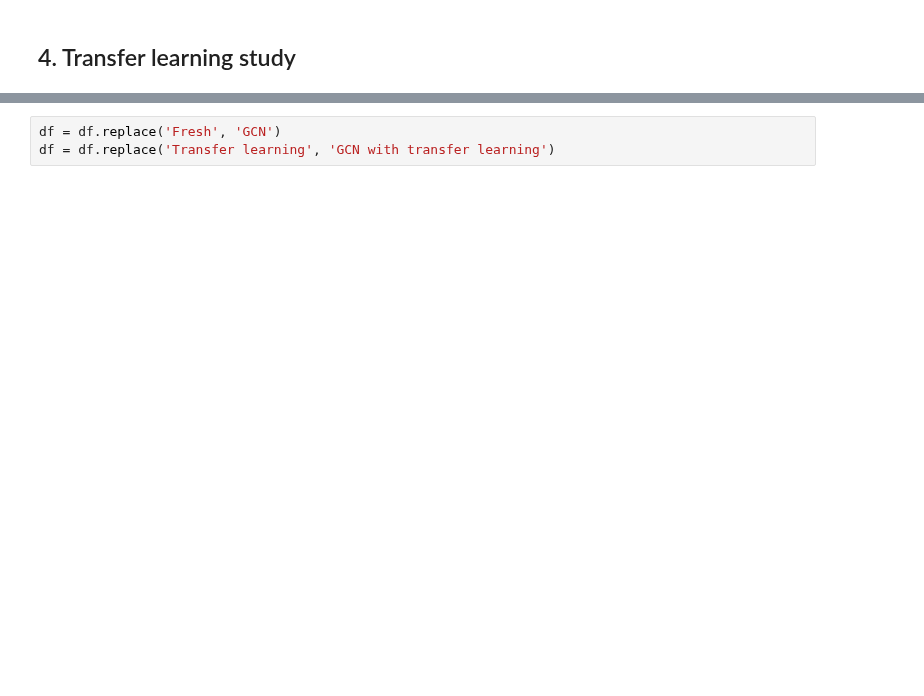
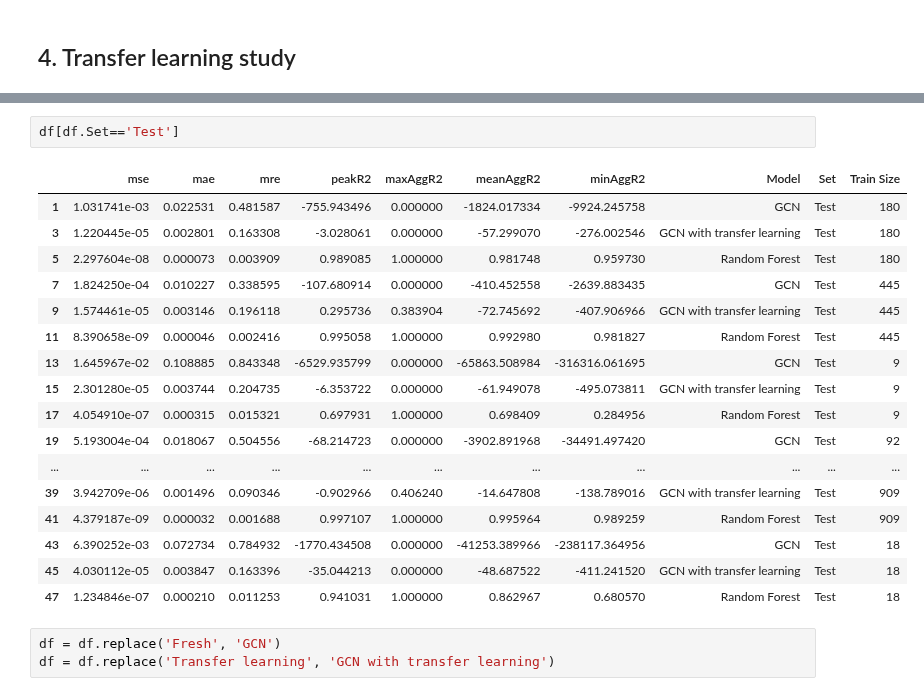
Before and after one commit to ewhalen12/gcnSurrogate, a Jupyter notebook: transferLearningTests.ipynb, the cells around one changed output, grey strips where cells are left out. Drawn from its saved outputs; the diff is of its cells as text; blank space fills up the shorter version.

```diff
--- a/transferLearningTests.ipynb
+++ b/transferLearningTests.ipynb
@@ -167,3 +256,23 @@ df
+# %%
+df[df.Set=='Test']
+# %% [output]
+|  | mse | mae | mre | peakR2 | maxAggR2 | meanAggR2 | minAggR2 | Model | Set | Train Size |
+| 1 | 1.031741e-03 | 0.022531 | 0.481587 | -755.943496 | 0.000000 | -1824.017334 | -9924.245758 | GCN | Test | 180 |
+| 3 | 1.220445e-05 | 0.002801 | 0.163308 | -3.028061 | 0.000000 | -57.299070 | -276.002546 | GCN with transfer learning | Test | 180 |
+| 5 | 2.297604e-08 | 0.000073 | 0.003909 | 0.989085 | 1.000000 | 0.981748 | 0.959730 | Random Forest | Test | 180 |
+| 7 | 1.824250e-04 | 0.010227 | 0.338595 | -107.680914 | 0.000000 | -410.452558 | -2639.883435 | GCN | Test | 445 |
+| 9 | 1.574461e-05 | 0.003146 | 0.196118 | 0.295736 | 0.383904 | -72.745692 | -407.906966 | GCN with transfer learning | Test | 445 |
+| 11 | 8.390658e-09 | 0.000046 | 0.002416 | 0.995058 | 1.000000 | 0.992980 | 0.981827 | Random Forest | Test | 445 |
+| 13 | 1.645967e-02 | 0.108885 | 0.843348 | -6529.935799 | 0.000000 | -65863.508984 | -316316.061695 | GCN | Test | 9 |
+| 15 | 2.301280e-05 | 0.003744 | 0.204735 | -6.353722 | 0.000000 | -61.949078 | -495.073811 | GCN with transfer learning | Test | 9 |
+| 17 | 4.054910e-07 | 0.000315 | 0.015321 | 0.697931 | 1.000000 | 0.698409 | 0.284956 | Random Forest | Test | 9 |
+| 19 | 5.193004e-04 | 0.018067 | 0.504556 | -68.214723 | 0.000000 | -3902.891968 | -34491.497420 | GCN | Test | 92 |
+| ... | ... | ... | ... | ... | ... | ... | ... | ... | ... | ... |
+| 39 | 3.942709e-06 | 0.001496 | 0.090346 | -0.902966 | 0.406240 | -14.647808 | -138.789016 | GCN with transfer learning | Test | 909 |
+| 41 | 4.379187e-09 | 0.000032 | 0.001688 | 0.997107 | 1.000000 | 0.995964 | 0.989259 | Random Forest | Test | 909 |
+| 43 | 6.390252e-03 | 0.072734 | 0.784932 | -1770.434508 | 0.000000 | -41253.389966 | -238117.364956 | GCN | Test | 18 |
+| 45 | 4.030112e-05 | 0.003847 | 0.163396 | -35.044213 | 0.000000 | -48.687522 | -411.241520 | GCN with transfer learning | Test | 18 |
+| 47 | 1.234846e-07 | 0.000210 | 0.011253 | 0.941031 | 1.000000 | 0.862967 | 0.680570 | Random Forest | Test | 18 |
 # %%
 df = df.replace('Fresh', 'GCN')
 df = df.replace('Transfer learning', 'GCN with transfer learning')
```
Also changed, not shown: parts of 10 cells of this notebook, 16 other files.
